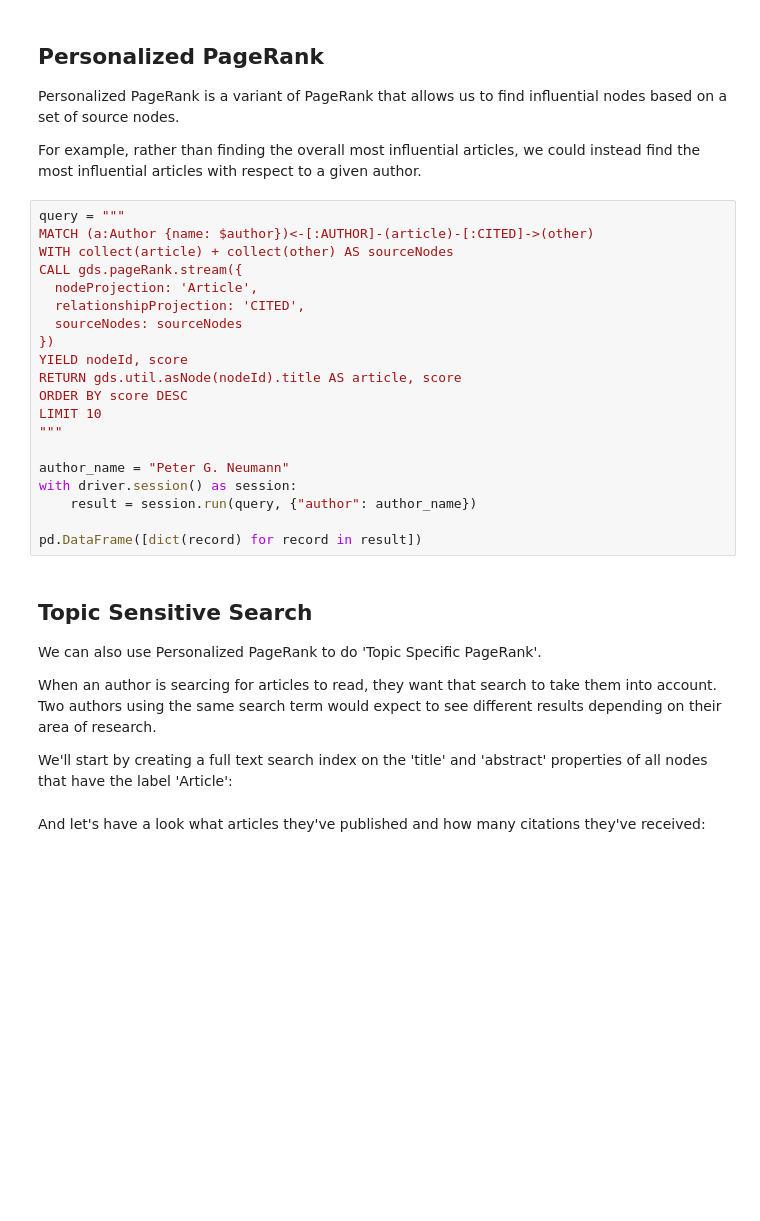
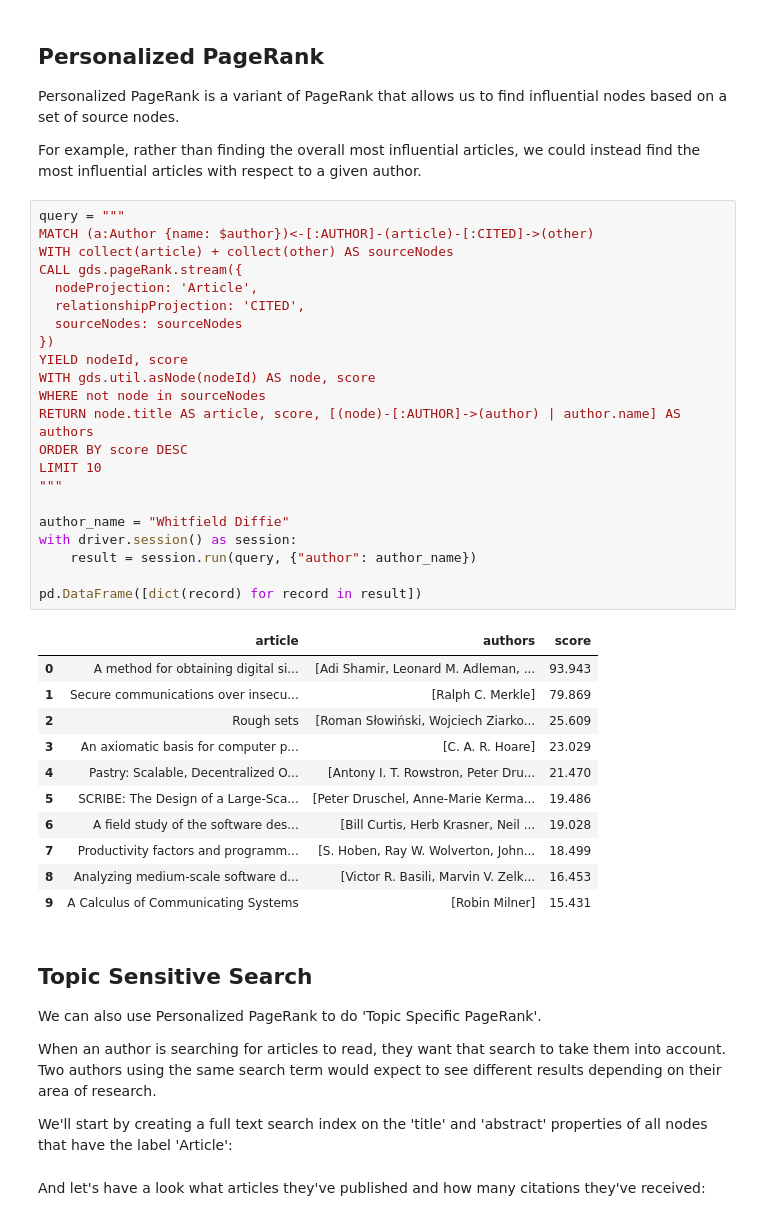
Before and after one commit to mneedham/gds-data-science-training, a Jupyter notebook: 03_Recommendations_Part2.ipynb, the cells around one changed output. Saved outputs shown, nothing was run; the diff lists cells and outputs as text; blank space fills up the shorter version.

```diff
--- a/03_Recommendations_Part2.ipynb
+++ b/03_Recommendations_Part2.ipynb
@@ -66,29 +83,43 @@ For example, rather than finding the overall most influential articles, we could
 # %%
 query = """
 MATCH (a:Author {name: $author})<-[:AUTHOR]-(article)-[:CITED]->(other)
 WITH collect(article) + collect(other) AS sourceNodes
 CALL gds.pageRank.stream({
   nodeProjection: 'Article',
   relationshipProjection: 'CITED',
   sourceNodes: sourceNodes
 })
 YIELD nodeId, score
-RETURN gds.util.asNode(nodeId).title AS article, score
+WITH gds.util.asNode(nodeId) AS node, score
+WHERE not node in sourceNodes
+RETURN node.title AS article, score, [(node)-[:AUTHOR]->(author) | author.name] AS authors
 ORDER BY score DESC
 LIMIT 10
 """
 
-author_name = "Peter G. Neumann"
+author_name = "Whitfield Diffie"
 with driver.session() as session:
     result = session.run(query, {"author": author_name})
 
 pd.DataFrame([dict(record) for record in result])
+# %% [output]
+|  | article | authors | score |
+| 0 | A method for obtaining digital si... | [Adi Shamir, Leonard M. Adleman, ... | 93.943 |
+| 1 | Secure communications over insecu... | [Ralph C. Merkle] | 79.869 |
+| 2 | Rough sets | [Roman Słowiński, Wojciech Ziarko... | 25.609 |
+| 3 | An axiomatic basis for computer p... | [C. A. R. Hoare] | 23.029 |
+| 4 | Pastry: Scalable, Decentralized O... | [Antony I. T. Rowstron, Peter Dru... | 21.470 |
+| 5 | SCRIBE: The Design of a Large-Sca... | [Peter Druschel, Anne-Marie Kerma... | 19.486 |
+| 6 | A field study of the software des... | [Bill Curtis, Herb Krasner, Neil ... | 19.028 |
+| 7 | Productivity factors and programm... | [S. Hoben, Ray W. Wolverton, John... | 18.499 |
+| 8 | Analyzing medium-scale software d... | [Victor R. Basili, Marvin V. Zelk... | 16.453 |
+| 9 | A Calculus of Communicating Systems | [Robin Milner] | 15.431 |
 # %% [markdown]
 ## Topic Sensitive Search
 
 We can also use Personalized PageRank to do 'Topic Specific PageRank'.
 
-When an author is searcing for articles to read, they want that search to take them into account. Two authors using the same search term would expect to see different results depending on their area of research.
+When an author is searching for articles to read, they want that search to take them into account. Two authors using the same search term would expect to see different results depending on their area of research.
 
 We'll start by creating a full text search index on the 'title' and 'abstract' properties of all nodes that have the label 'Article':
 # %% [markdown]
```
Also changed, not shown: parts of 9 cells of this notebook, 4 other files.
